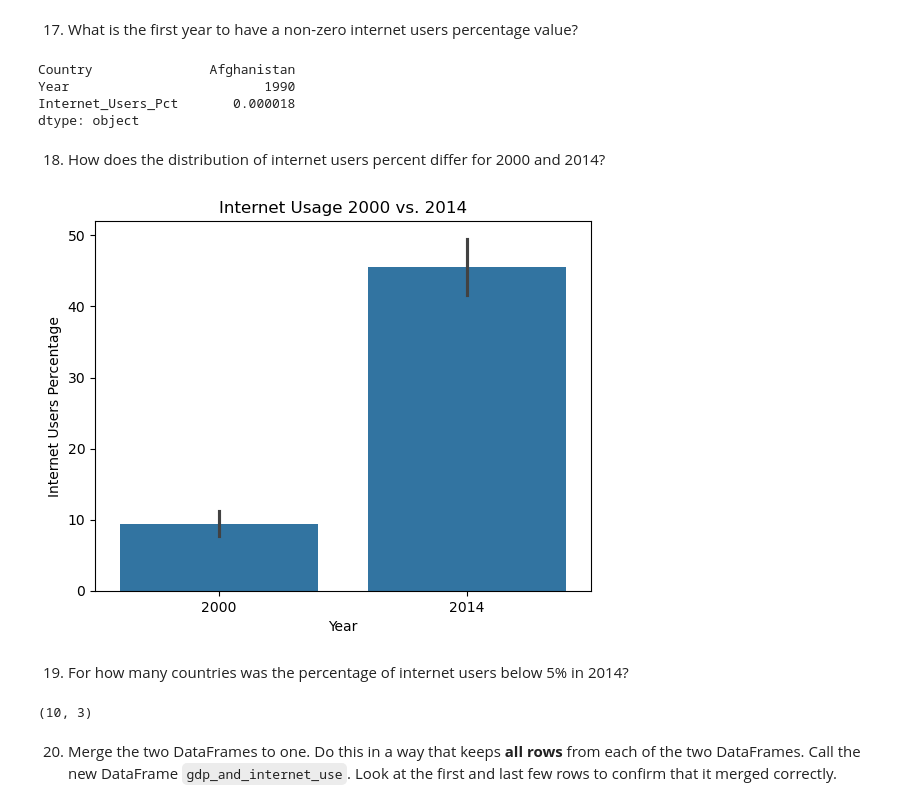
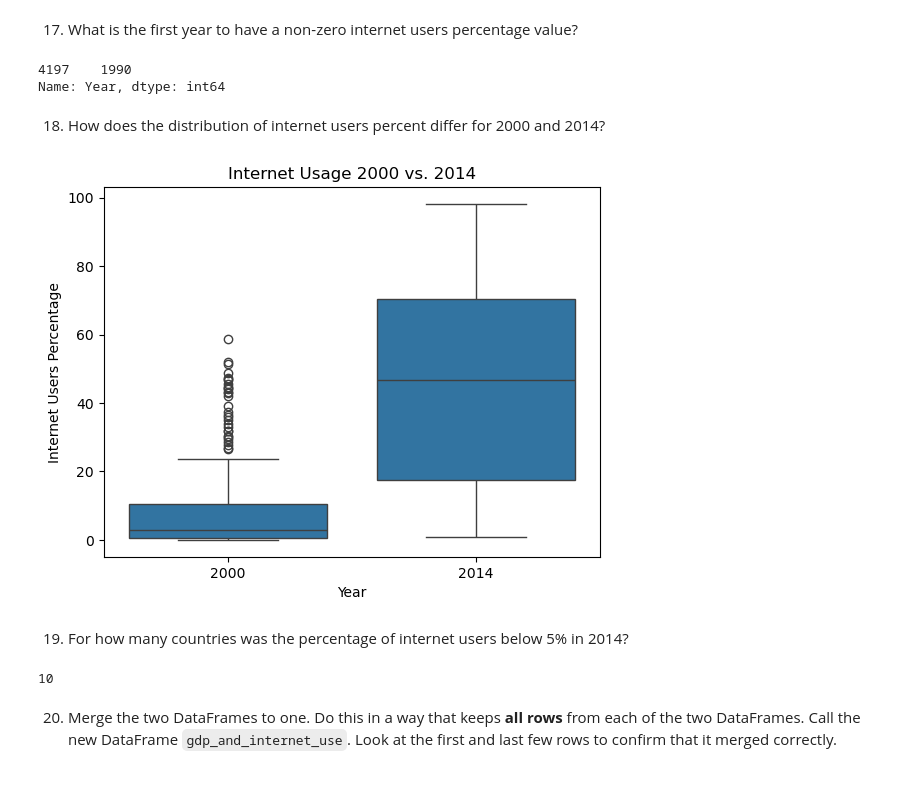
Before and after one commit to NSS-Full-Time-Data-Analytics-17/un-project-lukemgaff, a Jupyter notebook: notebooks/Luke_UN_project.ipynb, the cells around one changed output. Drawn from its saved outputs; the diff is of its cells as text; code cells hidden in the pictures.

```diff
--- a/notebooks/Luke_UN_project.ipynb
+++ b/notebooks/Luke_UN_project.ipynb
@@ -294,28 +273,24 @@ Name: count, dtype: int64
 # %%
 non_0=internet_df.loc[internet_df['Internet_Users_Pct'] >0]
 # %%
-non_0.min()
+non_0.sort_values('Year').head(1).Year
 # %% [output]
-Country               Afghanistan
-Year                         1990
-Internet_Users_Pct       0.000018
-dtype: object
+4197    1990
+Name: Year, dtype: int64
 # %% [markdown]
 18. How does the distribution of internet users percent differ for 2000 and 2014?
 # %%
-sns.barplot(data=internet_df[internet_df['Year'].isin([2000,2014])],x='Year', y='Internet_Users_Pct')
+sns.boxplot(data=internet_df[internet_df['Year'].isin([2000,2014])],x='Year', y='Internet_Users_Pct')
 plt.ylabel('Internet Users Percentage')
 plt.title ('Internet Usage 2000 vs. 2014');
 # %% [output]
-[figure, old version]
+[figure, new version]
 # %% [markdown]
 19. For how many countries was the percentage of internet users below 5% in 2014?
 # %%
-below_5=internet_df.loc[(internet_df['Internet_Users_Pct'] <=5) & (internet_df['Year'] == 2014)]
+len(internet_df.loc[(internet_df['Internet_Users_Pct'] <=5) & (internet_df['Year'] == 2014)])
+# %% [output]
+10
-# %%
-below_5.shape
-# %% [output]
-(10, 3)
 # %% [markdown]
 20. Merge the two DataFrames to one. Do this in a way that keeps **all rows** from each of the two DataFrames. Call the new DataFrame `gdp_and_internet_use`. Look at the first and last few rows to confirm that it merged correctly.
 # %%
```
Also changed, not shown: parts of 22 cells of this notebook.
